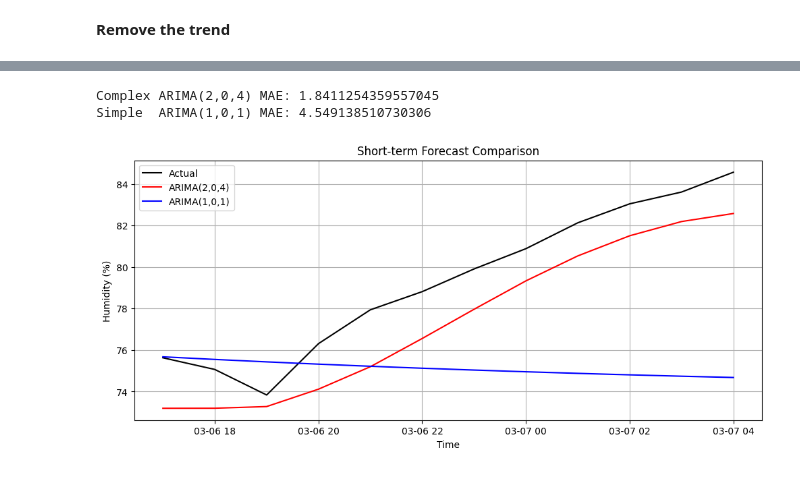
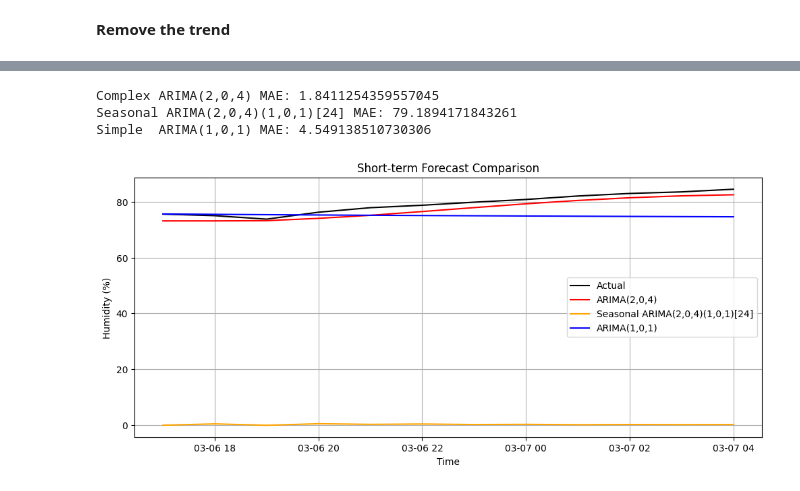
Before and after one commit to SulaimanTajuddin/TSA-F-Humidity-Warehouse, a Jupyter notebook: TSA-Anomaly Detection.ipynb, the cells around one changed output, grey strips where cells are left out. Cells and saved outputs as stored; diff of their text form; code cells hidden in the pictures.

```diff
--- a/TSA-Anomaly Detection.ipynb
+++ b/TSA-Anomaly Detection.ipynb
@@ -129,31 +147,40 @@ plt.show()
 # %%
 # Choose one channel
 y = combined_df['CH04(%)'].copy()
+seasoned_y = seasonal_diff['CH04(%)'].copy()
 
 # Ensure numeric and handle error codes
 y = pd.to_numeric(y, errors='coerce').replace(-32640, np.nan)
+seasoned_y = pd.to_numeric(seasoned_y, errors='coerce').replace(-32640, np.nan)
 
 # Sort time
 y = y.sort_index()
+seasoned_y = seasoned_y.sort_index()
 
 # Align timestamps to nearest n minutes and aggregate duplicates
 n = 60  # Example: align to nearest 60 minutes
 y.index = y.index.round(f'{n}min')
 y = y.groupby(level=0).mean()
+seasoned_y.index = seasoned_y.index.round(f'{n}min')
+seasoned_y = seasoned_y.groupby(level=0).mean()
 
 # Enforce strict n-min frequency
 y = y.asfreq(f'{n}min')
+seasoned_y = seasoned_y.asfreq(f'{n}min')
 
 # Fill small gaps (safe for short-term forecasting)
 y = y.interpolate('time').ffill().bfill()
+seasoned_y = seasoned_y.interpolate('time').ffill().bfill()
 
 # Train/test split
 split = int(len(y) * 0.8)
 train = y.iloc[:split]
 test  = y.iloc[split:]
+seasoned_train = seasoned_y.iloc[:split]
+seasoned_test  = seasoned_y.iloc[split:]
 # %%
-
-model = pm.auto_arima(
+# Fit ARIMA model on the differenced data
+diff_model = pm.auto_arima(
     train,
     seasonal=False,
     stepwise=True,
@@ -162,7 +189,7 @@ model = pm.auto_arima(
     suppress_warnings=True
 )
 
-model.summary()
+diff_model.summary()
 # %% [output]
 Performing stepwise search to minimize aic
  ARIMA(2,1,2)(0,0,0)[0] intercept   : AIC=720.920, Time=0.13 sec
@@ -201,3 +228,16 @@ SARIMAX Results
 | Prob(H) (two-sided): | 0.36 | Kurtosis: | 5.02 |
 Warnings:
 [1] Covariance matrix calculated using the outer product of gradients (complex-step).
+# %%
+# Fit seasonal model on the original data
+seasoned_model = pm.auto_arima(
+    seasoned_train,
+    seasonal=True,
+    m=24,  # Assuming daily seasonality (24 hours)
+    stepwise=True,
+    trace=True,
+    error_action="ignore",
+    suppress_warnings=True
+)
+
+seasoned_model.summary()
@@ -235,7 +338,8 @@ simple_model.fit(train)
 n_periods = 12
 
 # Complex model forecast
-fc_complex = model.predict(n_periods=n_periods)
+fc_complex_diff = diff_model.predict(n_periods=n_periods)
+fc_complex_seasoned = seasoned_model.predict(n_periods=n_periods)
 
 # Simple model forecast
 fc_simple = simple_model.predict(n_periods=n_periods)
@@ -243,26 +347,30 @@ fc_simple = simple_model.predict(n_periods=n_periods)
 
 actual = test.iloc[:n_periods]
 
-mae_complex = mean_absolute_error(actual, fc_complex)
+mae_complex_diff = mean_absolute_error(actual, fc_complex_diff)
+mae_complex_seasoned = mean_absolute_error(actual, fc_complex_seasoned)
 mae_simple  = mean_absolute_error(actual, fc_simple)
 
-print("Complex ARIMA(2,0,4) MAE:", mae_complex)
+print("Complex ARIMA(2,0,4) MAE:", mae_complex_diff)
+print("Seasonal ARIMA(2,0,4)(1,0,1)[24] MAE:", mae_complex_seasoned)
 print("Simple  ARIMA(1,0,1) MAE:", mae_simple)
 # %% [output]
 Complex ARIMA(2,0,4) MAE: 1.8411254359557045
+Seasonal ARIMA(2,0,4)(1,0,1)[24] MAE: 79.1894171843261
 Simple  ARIMA(1,0,1) MAE: 4.549138510730306
 # %%
 
 plt.figure(figsize=(12,5))
 plt.plot(test.index[:n_periods], actual, label="Actual", color="black")
-plt.plot(test.index[:n_periods], fc_complex, label="ARIMA(2,0,4)", color="red")
+plt.plot(test.index[:n_periods], fc_complex_diff, label="ARIMA(2,0,4)", color="red")
+plt.plot(test.index[:n_periods], fc_complex_seasoned, label="Seasonal ARIMA(2,0,4)(1,0,1)[24]", color="orange")
 plt.plot(test.index[:n_periods], fc_simple, label="ARIMA(1,0,1)", color="blue")
 
 plt.title("Short-term Forecast Comparison")
 plt.xlabel("Time")
 plt.ylabel("Humidity (%)")
 plt.legend()
 plt.grid(True)
 plt.show()
 # %% [output]
-[figure, old version]
+[figure, new version]
```
Also changed, not shown: parts of 8 cells of this notebook.
